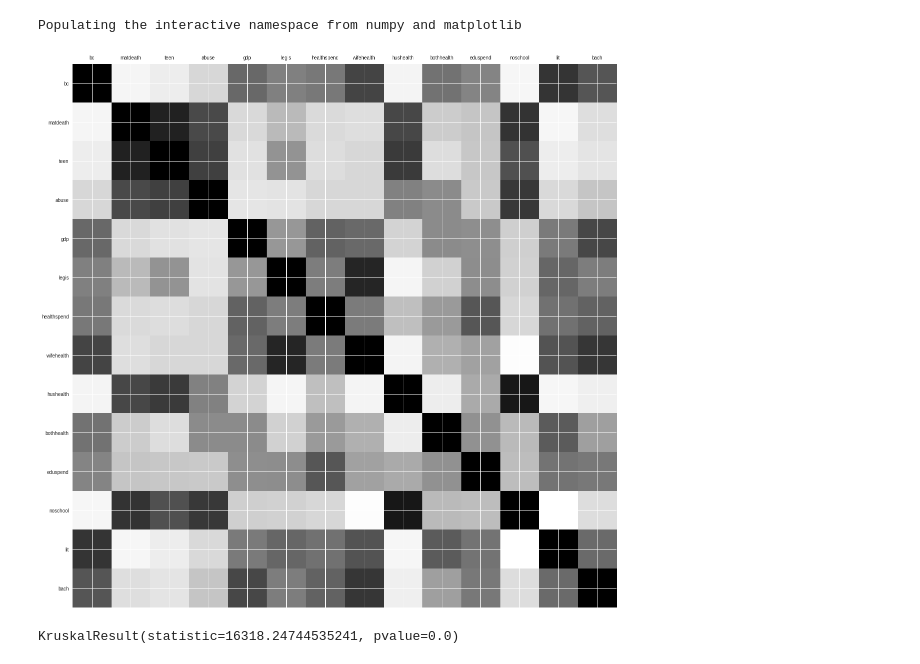
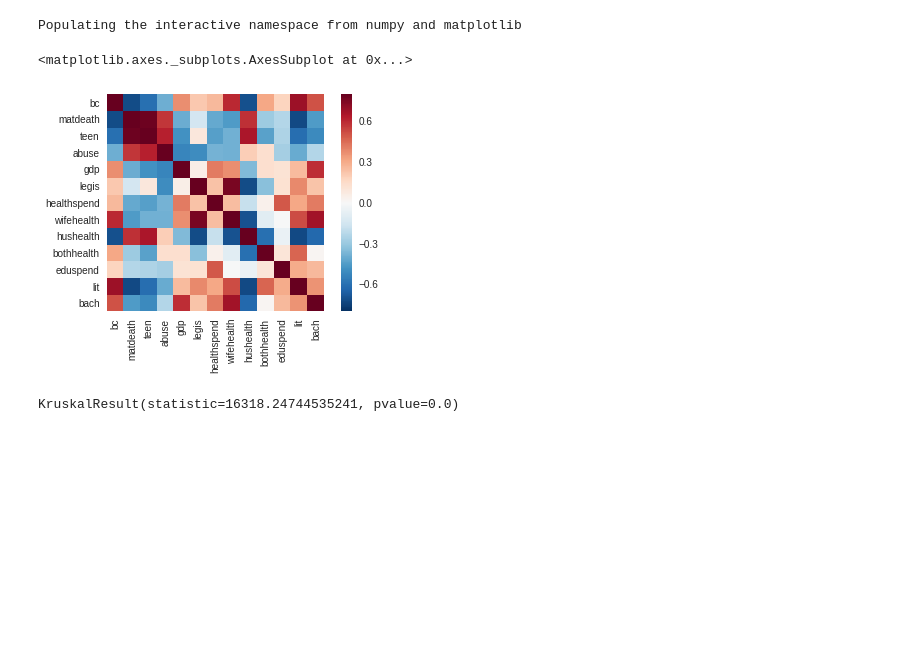
Before and after one commit to circushaase/Capstone-1_WorldBank_GenderData, a Jupyter notebook: InferentialStats.ipynb, the cells around one changed output. Drawn from its saved outputs; the diff is of its cells as text; code cells hidden in the pictures; blank space fills up the shorter version.

```diff
--- a/InferentialStats.ipynb
+++ b/InferentialStats.ipynb
@@ -21,10 +21,9 @@ df = pd.read_csv('~/Documents/Repository/Capstone-1_WorldBank_GenderData/wrangle
 # %% [output]
 Populating the interactive namespace from numpy and matplotlib
 # %%
-#create a new df with smaller number of variables to focus on and run correlations on
+#create a new df with smaller number of variables to run correlations on with Contraceptive Use as the Dependent Variable
 focus = pd.DataFrame()
-#focus['country'] = df['Country.Name']
-#focus['life'] = df['Life expectancy at birth, total (years)']
+
 focus['bc'] = df['Contraceptive prevalence, any methods (% of women ages 15-49)']
 focus['matdeath'] = df['Maternal mortality ratio (modeled estimate, per 100,000 live births)']
 focus['teen'] = df['Adolescent fertility rate (births per 1,000 women ages 15-19)']
@@ -38,9 +37,7 @@ focus['hushealth'] = df['Decision maker about a woman\'s own health care: mainly
 focus['bothhealth'] = df['Decision maker about a woman\'s own health care: wife and husband jointly (% of women age 15-49)']
 
 focus['eduspend'] = df['Public spending on education, total (% of GDP)']
-focus['noschool'] = df['Educational attainment, no schooling, population 25+ years, total (%)']
 focus['lit'] = df['Literacy rate, youth (ages 15-24), gender parity index (GPI)']
-focus['bach'] = df['Educational attainment, completed Bachelor\'s or equivalent, population 25+ years, total (%)']
 
 #focus[''] = df['']
 
@@ -63,6 +45,8 @@ def plot_corr(df,size=20):
-# %%
-plot_corr(focus)
-# %% [output]
-[figure, removed]
+# %%
+corrmat= focus.corr()
+sns.heatmap(corrmat, vmax=.8, square=True)
+# %% [output]
+<matplotlib.axes._subplots.AxesSubplot at 0x...>
+[figure, added]
 # %%
 # Kruskal-Wallis H test: Non-parametric
```
Also changed, not shown: parts of 30 cells of this notebook, 1 other file.
